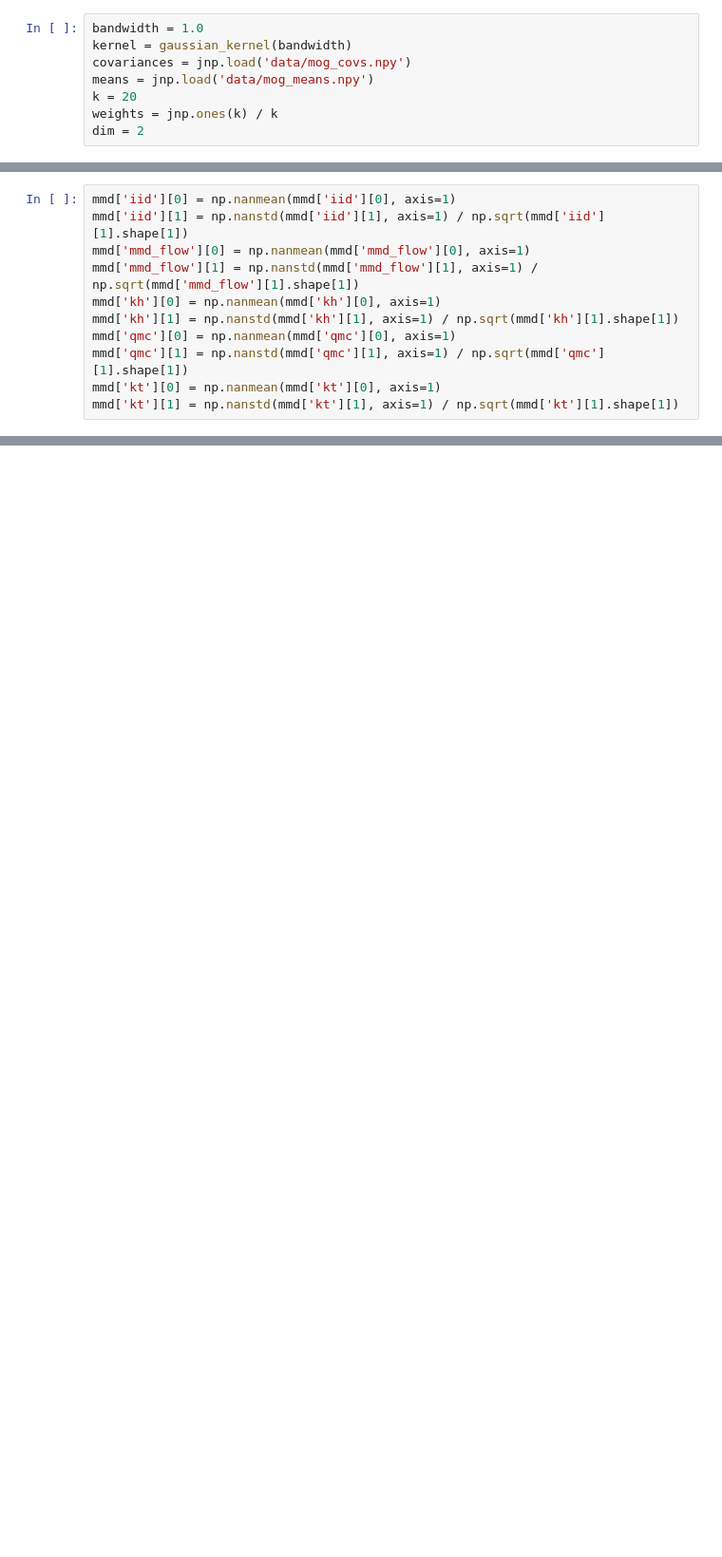
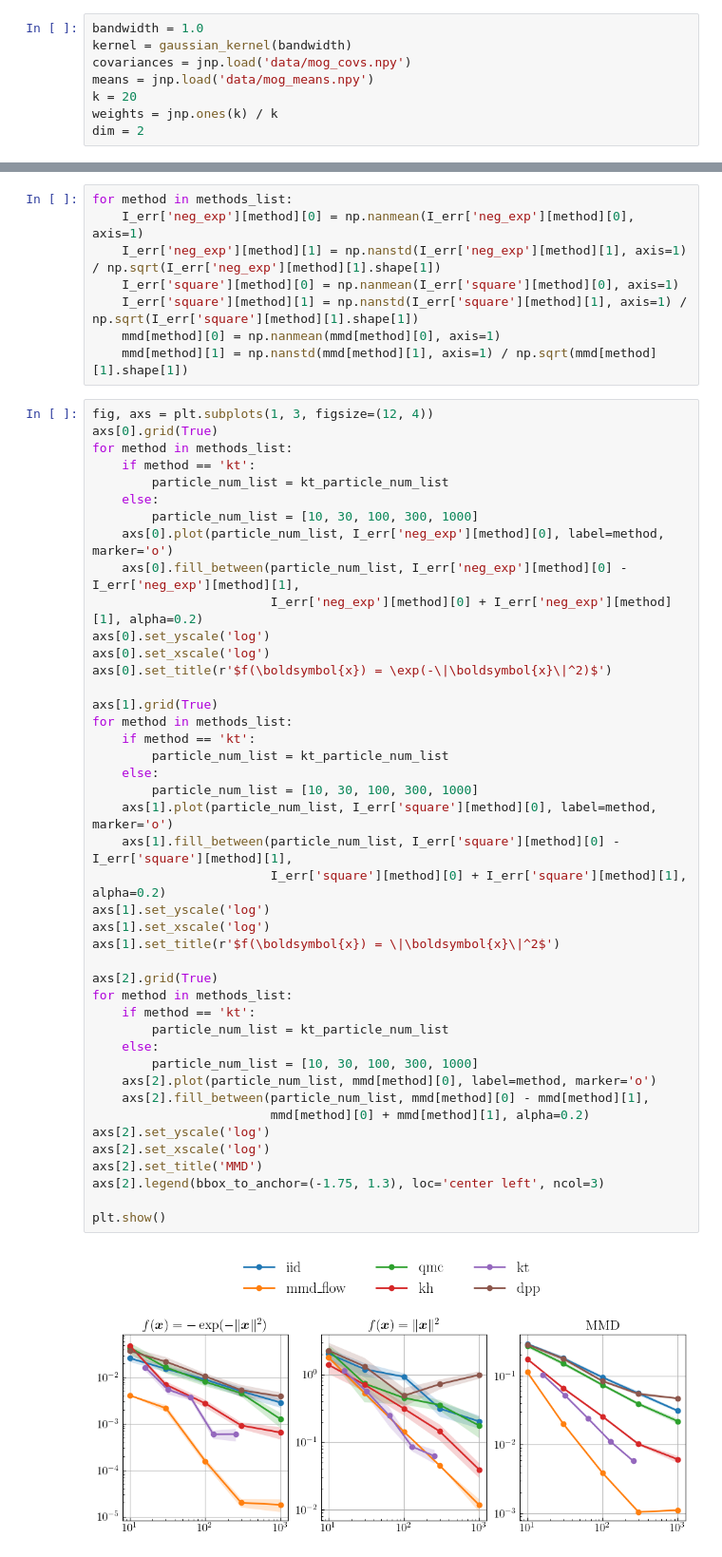
Before and after one commit to hudsonchen/MMDF_cubature, a Jupyter notebook: plotting_notebooks/mog.ipynb, the cells around one changed output, grey strips where cells are left out. Shown: that part at 95% size. Cells and saved outputs as stored; diff of their text form; blank space fills up the shorter version.

```diff
--- a/plotting_notebooks/mog.ipynb
+++ b/plotting_notebooks/mog.ipynb
@@ -191,11 +107,0 @@ I_err_square['kt'][1] = np.nanstd(I_err_square['kt'][1], axis=1) / np.sqrt(I_err
-# %%
-mmd['iid'][0] = np.nanmean(mmd['iid'][0], axis=1)
-mmd['iid'][1] = np.nanstd(mmd['iid'][1], axis=1) / np.sqrt(mmd['iid'][1].shape[1])
-mmd['mmd_flow'][0] = np.nanmean(mmd['mmd_flow'][0], axis=1)
-mmd['mmd_flow'][1] = np.nanstd(mmd['mmd_flow'][1], axis=1) / np.sqrt(mmd['mmd_flow'][1].shape[1])
-mmd['kh'][0] = np.nanmean(mmd['kh'][0], axis=1)
-mmd['kh'][1] = np.nanstd(mmd['kh'][1], axis=1) / np.sqrt(mmd['kh'][1].shape[1])
-mmd['qmc'][0] = np.nanmean(mmd['qmc'][0], axis=1)
-mmd['qmc'][1] = np.nanstd(mmd['qmc'][1], axis=1) / np.sqrt(mmd['qmc'][1].shape[1])
-mmd['kt'][0] = np.nanmean(mmd['kt'][0], axis=1)
-mmd['kt'][1] = np.nanstd(mmd['kt'][1], axis=1) / np.sqrt(mmd['kt'][1].shape[1])
@@ -253,3 +108,56 @@ plt.show()
+# %%
+for method in methods_list:
+    I_err['neg_exp'][method][0] = np.nanmean(I_err['neg_exp'][method][0], axis=1)
+    I_err['neg_exp'][method][1] = np.nanstd(I_err['neg_exp'][method][1], axis=1) / np.sqrt(I_err['neg_exp'][method][1].shape[1])
+    I_err['square'][method][0] = np.nanmean(I_err['square'][method][0], axis=1)
+    I_err['square'][method][1] = np.nanstd(I_err['square'][method][1], axis=1) / np.sqrt(I_err['square'][method][1].shape[1])
+    mmd[method][0] = np.nanmean(mmd[method][0], axis=1)
+    mmd[method][1] = np.nanstd(mmd[method][1], axis=1) / np.sqrt(mmd[method][1].shape[1])
+# %%
+fig, axs = plt.subplots(1, 3, figsize=(12, 4))
+axs[0].grid(True)
+for method in methods_list:
+    if method == 'kt':
+        particle_num_list = kt_particle_num_list
+    else:
+        particle_num_list = [10, 30, 100, 300, 1000]
+    axs[0].plot(particle_num_list, I_err['neg_exp'][method][0], label=method, marker='o')
+    axs[0].fill_between(particle_num_list, I_err['neg_exp'][method][0] - I_err['neg_exp'][method][1],
+                        I_err['neg_exp'][method][0] + I_err['neg_exp'][method][1], alpha=0.2)
+axs[0].set_yscale('log')
+axs[0].set_xscale('log')
+axs[0].set_title(r'$f(\boldsymbol{x}) = \exp(-\|\boldsymbol{x}\|^2)$')
+
+axs[1].grid(True)
+for method in methods_list:
+    if method == 'kt':
+        particle_num_list = kt_particle_num_list
+    else:
+        particle_num_list = [10, 30, 100, 300, 1000]
+    axs[1].plot(particle_num_list, I_err['square'][method][0], label=method, marker='o')
+    axs[1].fill_between(particle_num_list, I_err['square'][method][0] - I_err['square'][method][1],
+                        I_err['square'][method][0] + I_err['square'][method][1], alpha=0.2)
+axs[1].set_yscale('log')
+axs[1].set_xscale('log')
+axs[1].set_title(r'$f(\boldsymbol{x}) = \|\boldsymbol{x}\|^2$')
+
+axs[2].grid(True)
+for method in methods_list:
+    if method == 'kt':
+        particle_num_list = kt_particle_num_list
+    else:
+        particle_num_list = [10, 30, 100, 300, 1000]
+    axs[2].plot(particle_num_list, mmd[method][0], label=method, marker='o')
+    axs[2].fill_between(particle_num_list, mmd[method][0] - mmd[method][1],
+                        mmd[method][0] + mmd[method][1], alpha=0.2)
+axs[2].set_yscale('log')
+axs[2].set_xscale('log')
+axs[2].set_title('MMD')
+axs[2].legend(bbox_to_anchor=(-1.75, 1.3), loc='center left', ncol=3)
+
+plt.show()
+# %% [output]
+[figure, added]
 # %%
 # Visualize the samples
 x_range = (-5, 5)
```
Also changed, not shown: parts of 7 cells of this notebook, 5 other files.
